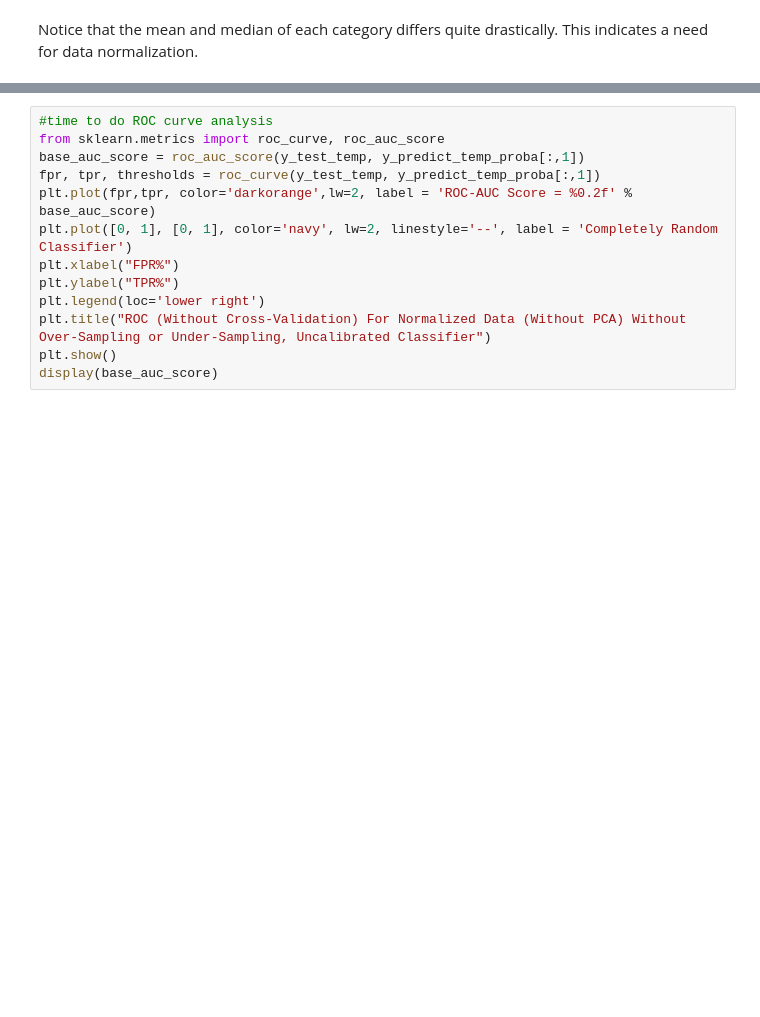
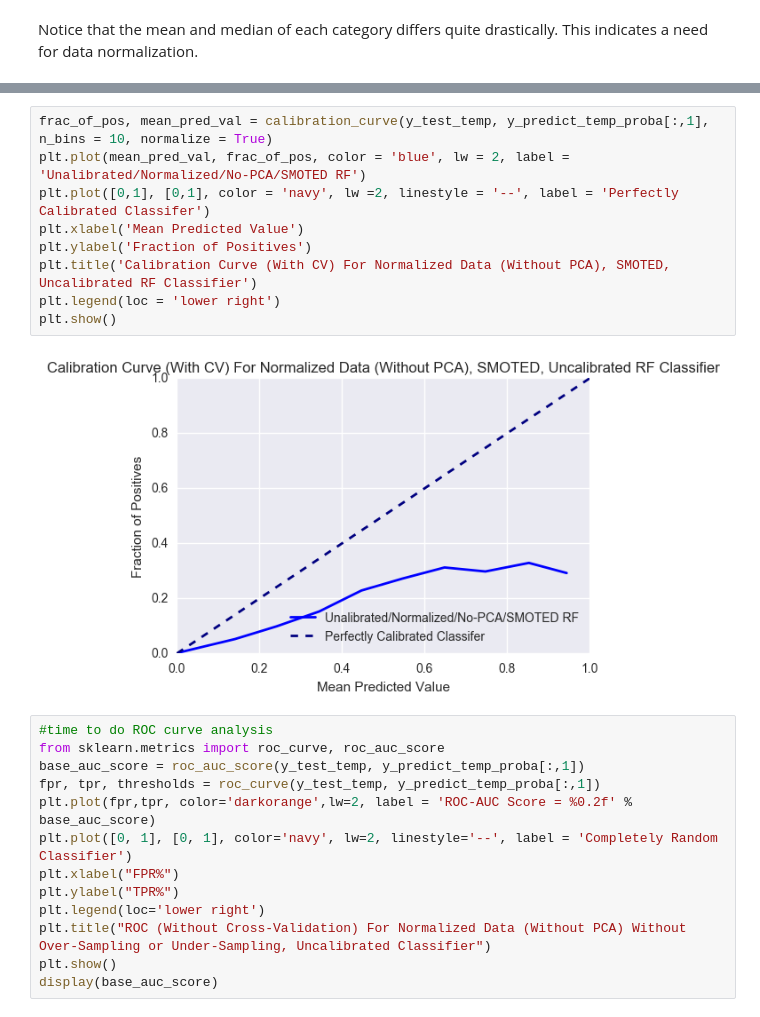
Before and after one commit to JamesKhoaNguyen/predicting_backorders, a Jupyter notebook: product_backorders.ipynb, the cells around one changed output, grey strips where cells are left out. Saved outputs shown, nothing was run; the diff lists cells and outputs as text; blank space fills up the shorter version.

```diff
--- a/product_backorders.ipynb
+++ b/product_backorders.ipynb
@@ -158,3 +174,14 @@ array([[224086,    661],
+# %%
+frac_of_pos, mean_pred_val = calibration_curve(y_test_temp, y_predict_temp_proba[:,1], n_bins = 10, normalize = True)
+plt.plot(mean_pred_val, frac_of_pos, color = 'blue', lw = 2, label = 'Unalibrated/Normalized/No-PCA/SMOTED RF')
+plt.plot([0,1], [0,1], color = 'navy', lw =2, linestyle = '--', label = 'Perfectly Calibrated Classifer')
+plt.xlabel('Mean Predicted Value')
+plt.ylabel('Fraction of Positives')
+plt.title('Calibration Curve (With CV) For Normalized Data (Without PCA), SMOTED, Uncalibrated RF Classifier')
+plt.legend(loc = 'lower right')
+plt.show()
+# %% [output]
+[figure, added]
 # %%
 #time to do ROC curve analysis
 from sklearn.metrics import roc_curve, roc_auc_score
```
Also changed, not shown: parts of 16 cells of this notebook.
